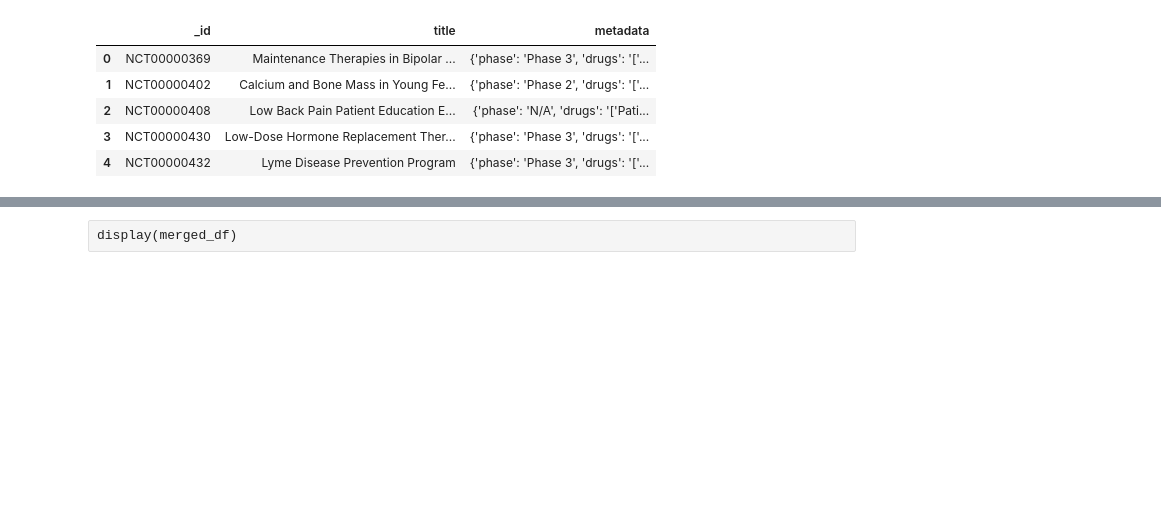
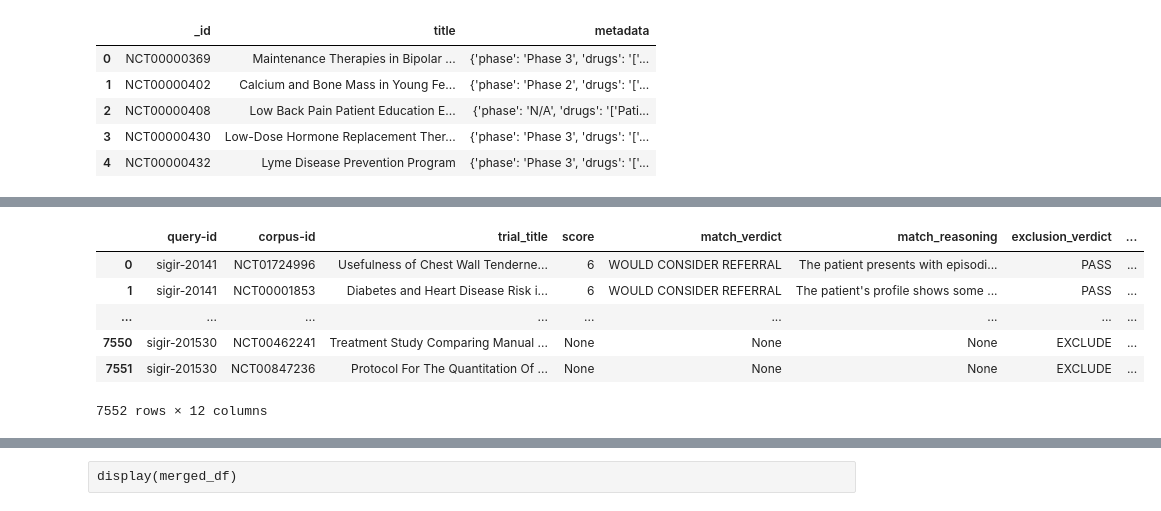
Before and after one commit to mikeS141618/trialmesh, a Jupyter notebook: notebooks/sigir_eval_results.ipynb, the cells around one changed output, grey strips where cells are left out. Drawn from its saved outputs; the diff is of its cells as text; code cells hidden in the pictures; blank space fills up the shorter version.

```diff
--- a/notebooks/sigir_eval_results.ipynb
+++ b/notebooks/sigir_eval_results.ipynb
@@ -172,0 +173,10 @@ display(df_trial_matches.head())
+# %%
+df_trial_matches
+# %% [output]
+|  | query-id | corpus-id | trial_title | score | match_verdict | match_reasoning | exclusion_verdict | ... |
+| 0 | sigir-20141 | NCT01724996 | Usefulness of Chest Wall Tenderne... | 6 | WOULD CONSIDER REFERRAL | The patient presents with episodi... | PASS | ... |
+| 1 | sigir-20141 | NCT00001853 | Diabetes and Heart Disease Risk i... | 6 | WOULD CONSIDER REFERRAL | The patient's profile shows some ... | PASS | ... |
+| ... | ... | ... | ... | ... | ... | ... | ... | ... |
+| 7550 | sigir-201530 | NCT00462241 | Treatment Study Comparing Manual ... | None | None | None | EXCLUDE | ... |
+| 7551 | sigir-201530 | NCT00847236 | Protocol For The Quantitation Of ... | None | None | None | EXCLUDE | ... |
+7552 rows × 12 columns
```
Also changed, not shown: parts of 10 cells of this notebook, 3 other files.
